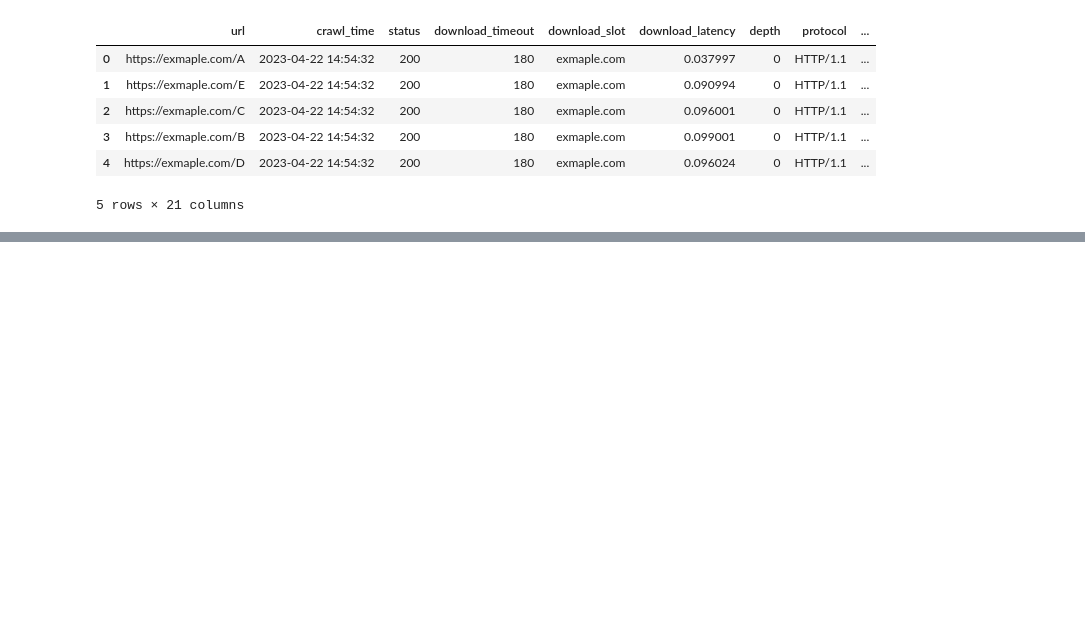
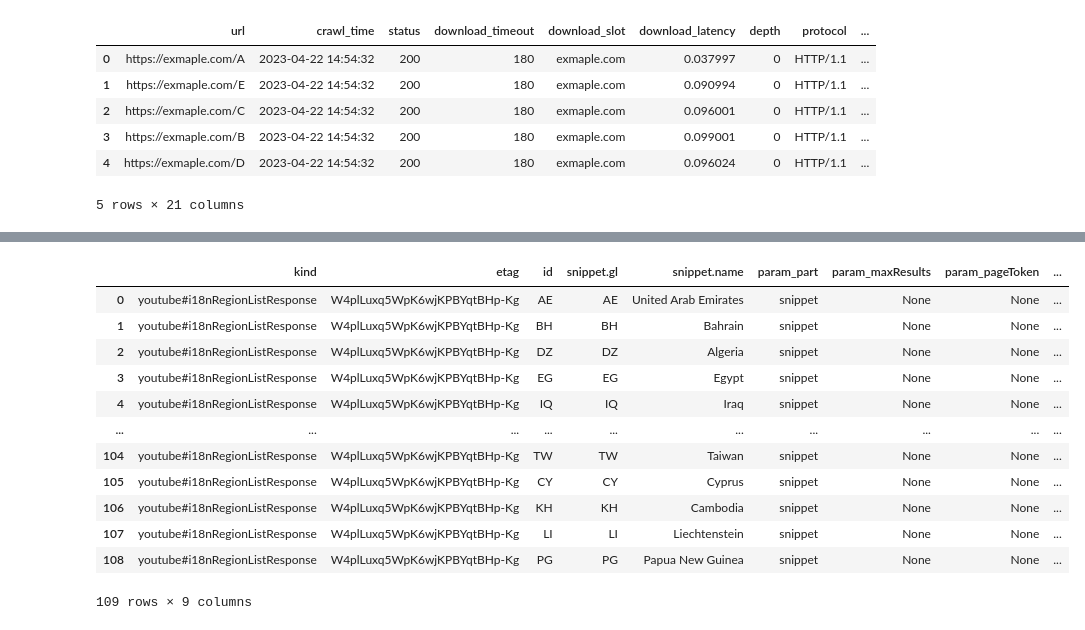
Before and after one commit to georgeyoumansjr/advertools, a Jupyter notebook: useAdvertools/testKeyW.ipynb, the cells around one changed output, grey strips where cells are left out. Drawn from its saved outputs; the diff is of its cells as text; code cells hidden in the pictures; blank space fills up the shorter version.

```diff
--- a/useAdvertools/testKeyW.ipynb
+++ b/useAdvertools/testKeyW.ipynb
@@ -365,0 +473,2 @@ logs_df
+# %%
+yt_obj = adv.youtube
@@ -365,0 +523,18 @@ logs_df
+# %%
+yt_cat = yt_obj.i18n_regions_list(key='AIzaSyDAfhTl8ipspvo1c5qbuVf4HT2PBuxymRg', part='snippet')
+# %%
+yt_cat
+# %% [output]
+|  | kind | etag | id | snippet.gl | snippet.name | param_part | param_maxResults | param_pageToken | ... |
+| 0 | youtube#i18nRegionListResponse | W4plLuxq5WpK6wjKPBYqtBHp-Kg | AE | AE | United Arab Emirates | snippet | None | None | ... |
+| 1 | youtube#i18nRegionListResponse | W4plLuxq5WpK6wjKPBYqtBHp-Kg | BH | BH | Bahrain | snippet | None | None | ... |
+| 2 | youtube#i18nRegionListResponse | W4plLuxq5WpK6wjKPBYqtBHp-Kg | DZ | DZ | Algeria | snippet | None | None | ... |
+| 3 | youtube#i18nRegionListResponse | W4plLuxq5WpK6wjKPBYqtBHp-Kg | EG | EG | Egypt | snippet | None | None | ... |
+| 4 | youtube#i18nRegionListResponse | W4plLuxq5WpK6wjKPBYqtBHp-Kg | IQ | IQ | Iraq | snippet | None | None | ... |
+| ... | ... | ... | ... | ... | ... | ... | ... | ... | ... |
+| 104 | youtube#i18nRegionListResponse | W4plLuxq5WpK6wjKPBYqtBHp-Kg | TW | TW | Taiwan | snippet | None | None | ... |
+| 105 | youtube#i18nRegionListResponse | W4plLuxq5WpK6wjKPBYqtBHp-Kg | CY | CY | Cyprus | snippet | None | None | ... |
+| 106 | youtube#i18nRegionListResponse | W4plLuxq5WpK6wjKPBYqtBHp-Kg | KH | KH | Cambodia | snippet | None | None | ... |
+| 107 | youtube#i18nRegionListResponse | W4plLuxq5WpK6wjKPBYqtBHp-Kg | LI | LI | Liechtenstein | snippet | None | None | ... |
+| 108 | youtube#i18nRegionListResponse | W4plLuxq5WpK6wjKPBYqtBHp-Kg | PG | PG | Papua New Guinea | snippet | None | None | ... |
+109 rows × 9 columns
```
Also changed, not shown: parts of 27 cells of this notebook, 4 other files.
